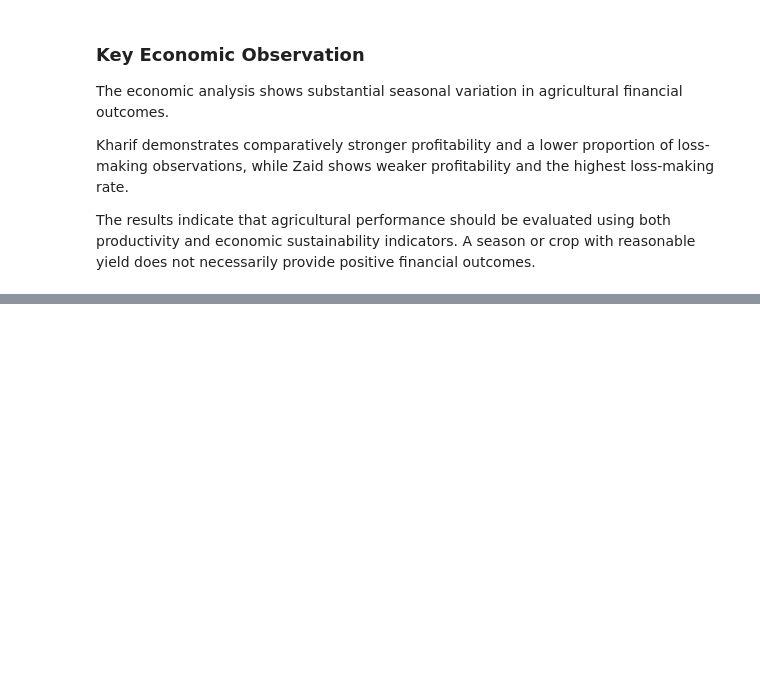
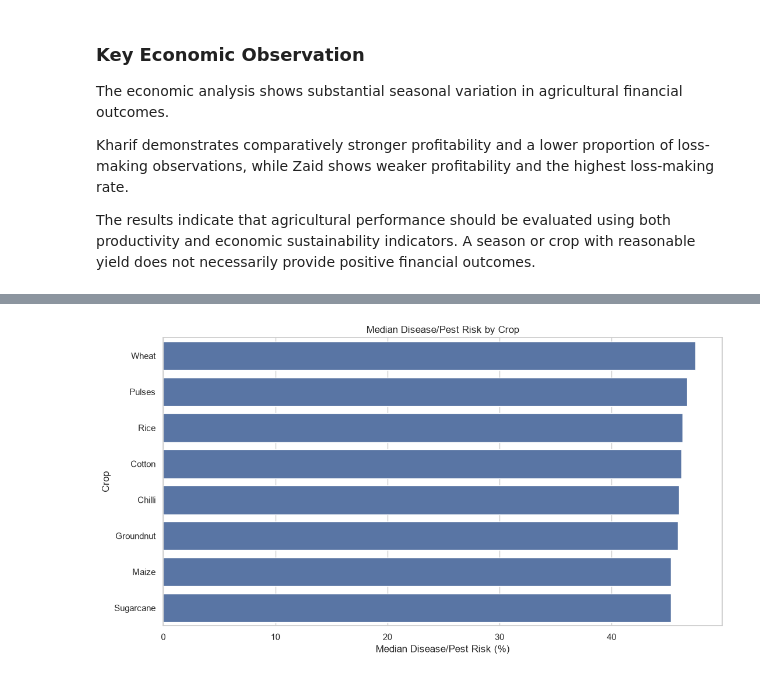
Before and after one commit to TharunPranav2007/Seasonal-Agriculture-Performance-Analysis, a Jupyter notebook: notebooks/seasonal_agriculture_analysis.ipynb, the cells around one changed output, grey strips where cells are left out. Saved outputs shown, nothing was run; the diff lists cells and outputs as text; code cells hidden in the pictures; blank space fills up the shorter version.

```diff
--- a/notebooks/seasonal_agriculture_analysis.ipynb
+++ b/notebooks/seasonal_agriculture_analysis.ipynb
@@ -2689,0 +2741,8 @@ The results indicate that agricultural performance should be evaluated using bot
+# %%
+crop_risk = (
+    df_clean.groupby("Crop")["Disease_Pest_Risk_pct"]
+    .agg(["count", "mean", "median"])
+    .sort_values("median", ascending=False)
+)
+
+crop_risk
@@ -2689,0 +2760,16 @@ The results indicate that agricultural performance should be evaluated using bot
+# %%
+plt.figure(figsize=(11, 6))
+
+sns.barplot(
+    data=crop_risk.reset_index(),
+    x="median",
+    y="Crop"
+)
+
+plt.title("Median Disease/Pest Risk by Crop")
+plt.xlabel("Median Disease/Pest Risk (%)")
+plt.ylabel("Crop")
+plt.tight_layout()
+plt.show()
+# %% [output]
+[figure, added]
```
Also changed, not shown: parts of 27 cells of this notebook.
